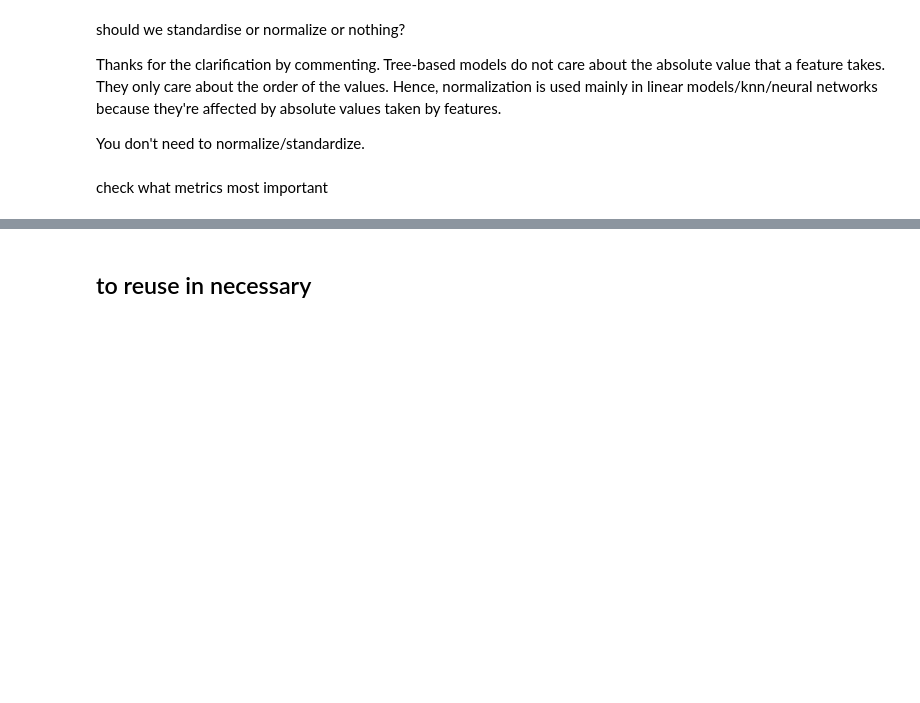
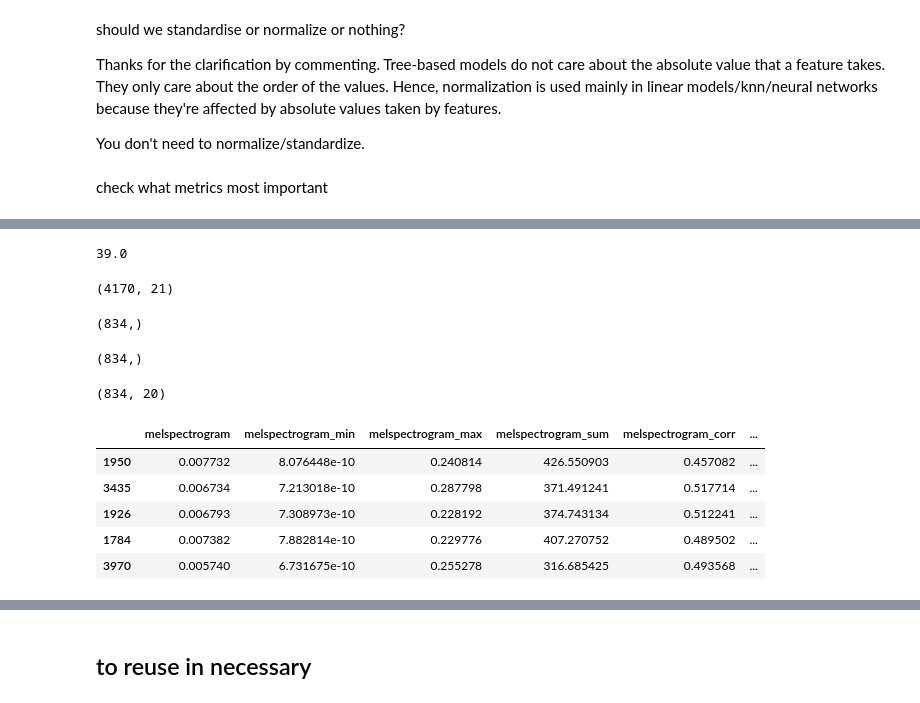
Before and after one commit to Joren-Vervoort/Codit-project, a Jupyter notebook: machine monitoring conditions.ipynb, the cells around one changed output, grey strips where cells are left out. Saved outputs shown, nothing was run; the diff lists cells and outputs as text; code cells hidden in the pictures; blank space fills up the shorter version.

```diff
--- a/machine monitoring conditions.ipynb
+++ b/machine monitoring conditions.ipynb
@@ -289,0 +273,29 @@ print("--- %s seconds ---" % (time.time() - start_time))
+# %%
+834-(834*0.9532374100719424)
+# %% [output]
+39.0
+# %%
+valve.shape
+# %% [output]
+(4170, 21)
+# %%
+y_pred.shape
+# %% [output]
+(834,)
+# %%
+yTest.shape
+# %% [output]
+(834,)
+# %%
+xTest.shape
+# %% [output]
+(834, 20)
+# %%
+xTest.head()
+# %% [output]
+|  | melspectrogram | melspectrogram_min | melspectrogram_max | melspectrogram_sum | melspectrogram_corr | ... |
+| 1950 | 0.007732 | 8.076448e-10 | 0.240814 | 426.550903 | 0.457082 | ... |
+| 3435 | 0.006734 | 7.213018e-10 | 0.287798 | 371.491241 | 0.517714 | ... |
+| 1926 | 0.006793 | 7.308973e-10 | 0.228192 | 374.743134 | 0.512241 | ... |
+| 1784 | 0.007382 | 7.882814e-10 | 0.229776 | 407.270752 | 0.489502 | ... |
+| 3970 | 0.005740 | 6.731675e-10 | 0.255278 | 316.685425 | 0.493568 | ... |
```
Also changed, not shown: parts of 21 cells of this notebook, 1 other file.
